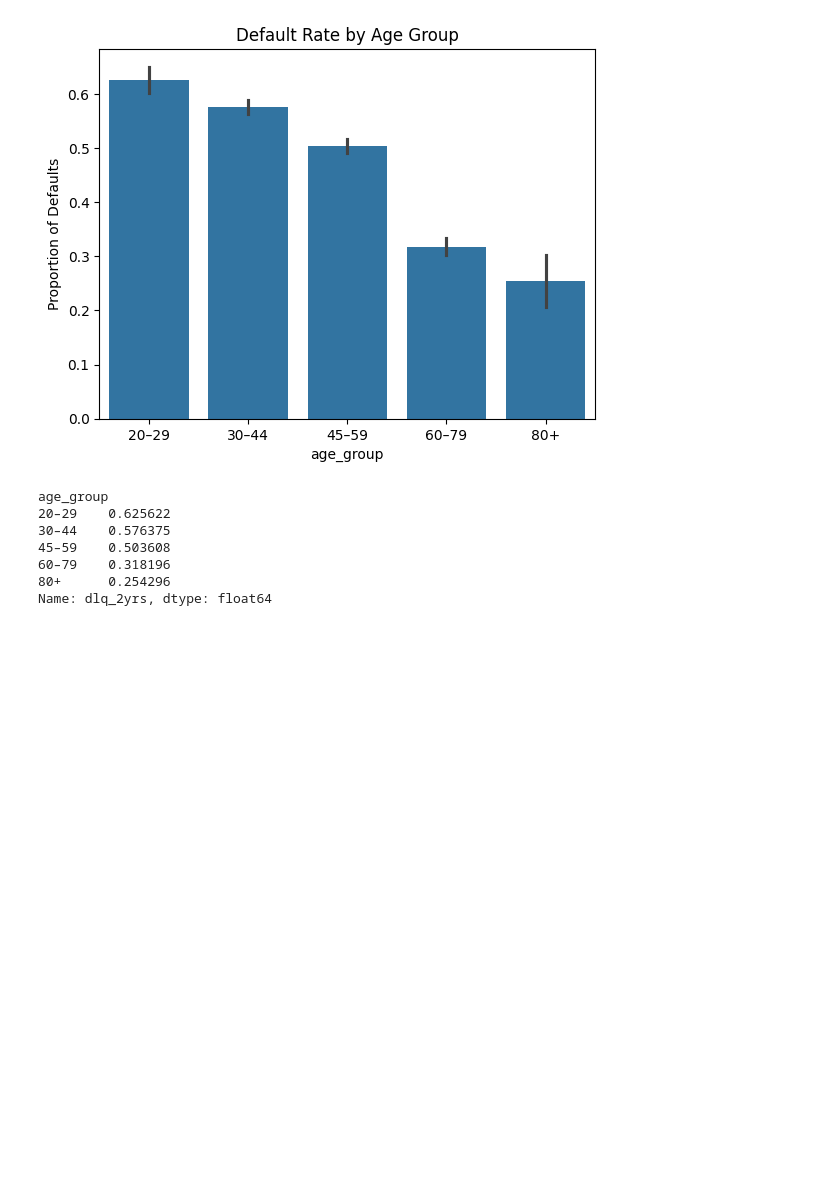
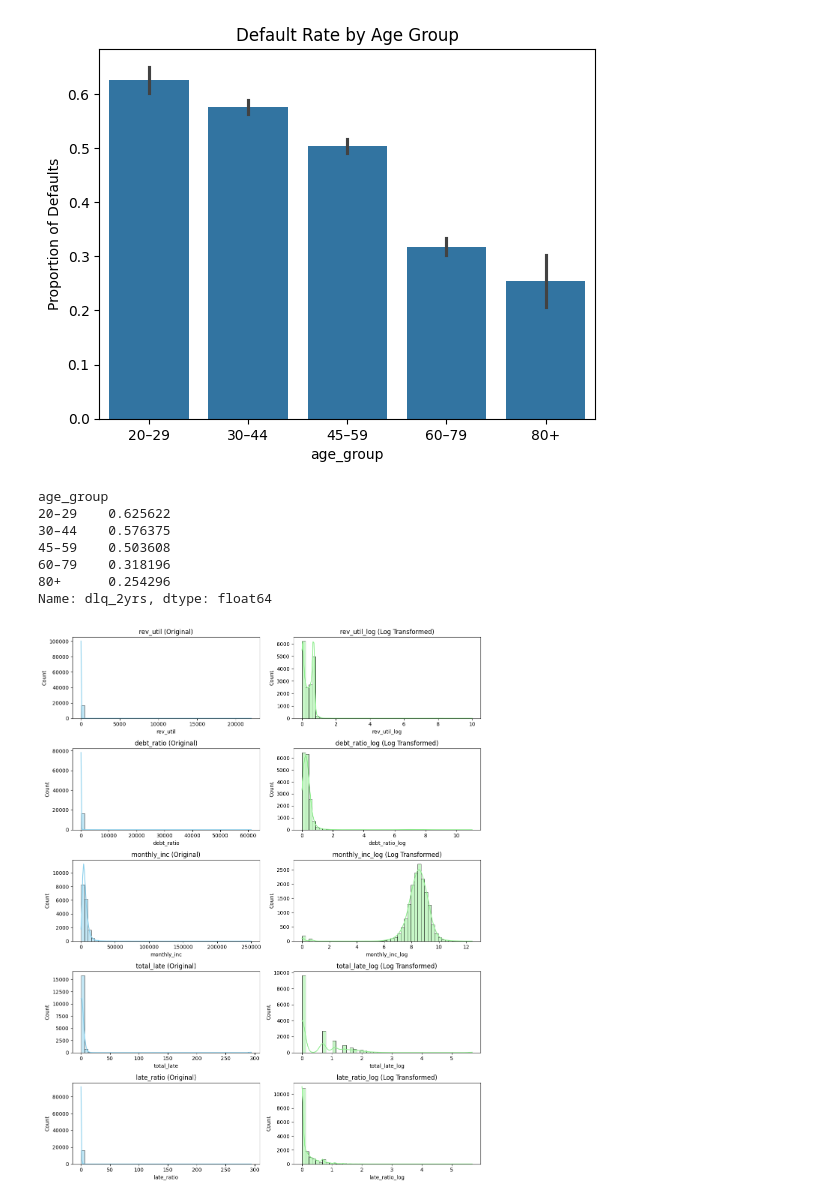
Before and after one commit to markaxelus/seng474, a Jupyter notebook: project/main.ipynb, the cells around one changed output. Saved outputs shown, nothing was run; the diff lists cells and outputs as text; code cells hidden in the pictures; blank space fills up the shorter version.

Commit message:
log transformed skewed features

```diff
--- a/project/main.ipynb
+++ b/project/main.ipynb
@@ -244,3 +242,23 @@ age_group
 60–79    0.318196
 80+      0.254296
 Name: dlq_2yrs, dtype: float64
+# %%
+skewed = ["rev_util","debt_ratio","monthly_inc","total_late","late_ratio"]
+for col in skewed:
+    df[col + "_log"] = np.log1p(df[col])
+
+n_cols = 2
+n_rows = len(skewed)
+fig, axes = plt.subplots(n_rows, n_cols, figsize=(12, n_rows * 3))
+
+for i, col in enumerate(skewed):
+    sns.histplot(df[col], bins=50, kde=True, ax=axes[i, 0], color='skyblue')
+    axes[i, 0].set_title(f"{col} (Original)")
+
+    sns.histplot(df[col + "_log"], bins=50, kde=True, ax=axes[i, 1], color='lightgreen')
+    axes[i, 1].set_title(f"{col}_log (Log Transformed)")
+
+plt.tight_layout()
+plt.show()
+# %% [output]
+[figure, added]
```
Also changed, not shown: parts of 1 cell of this notebook.
